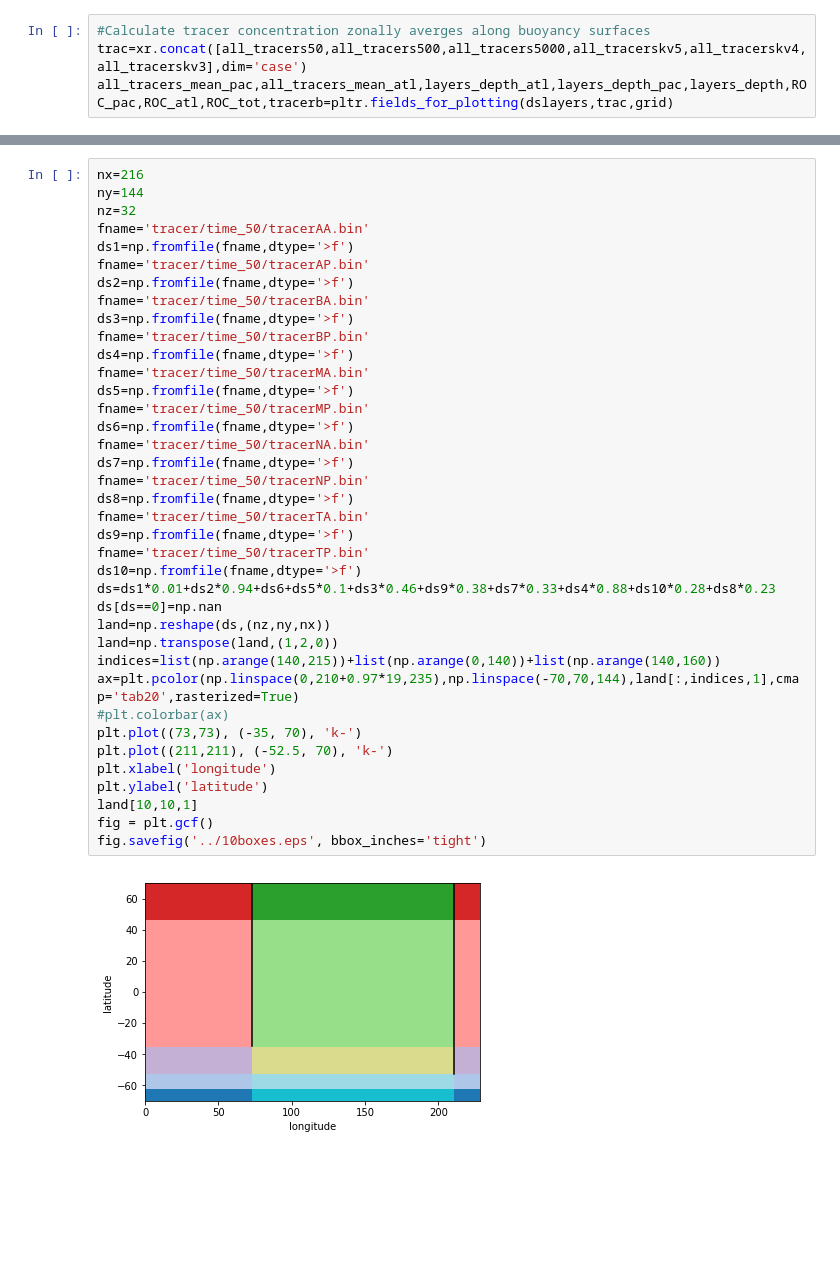
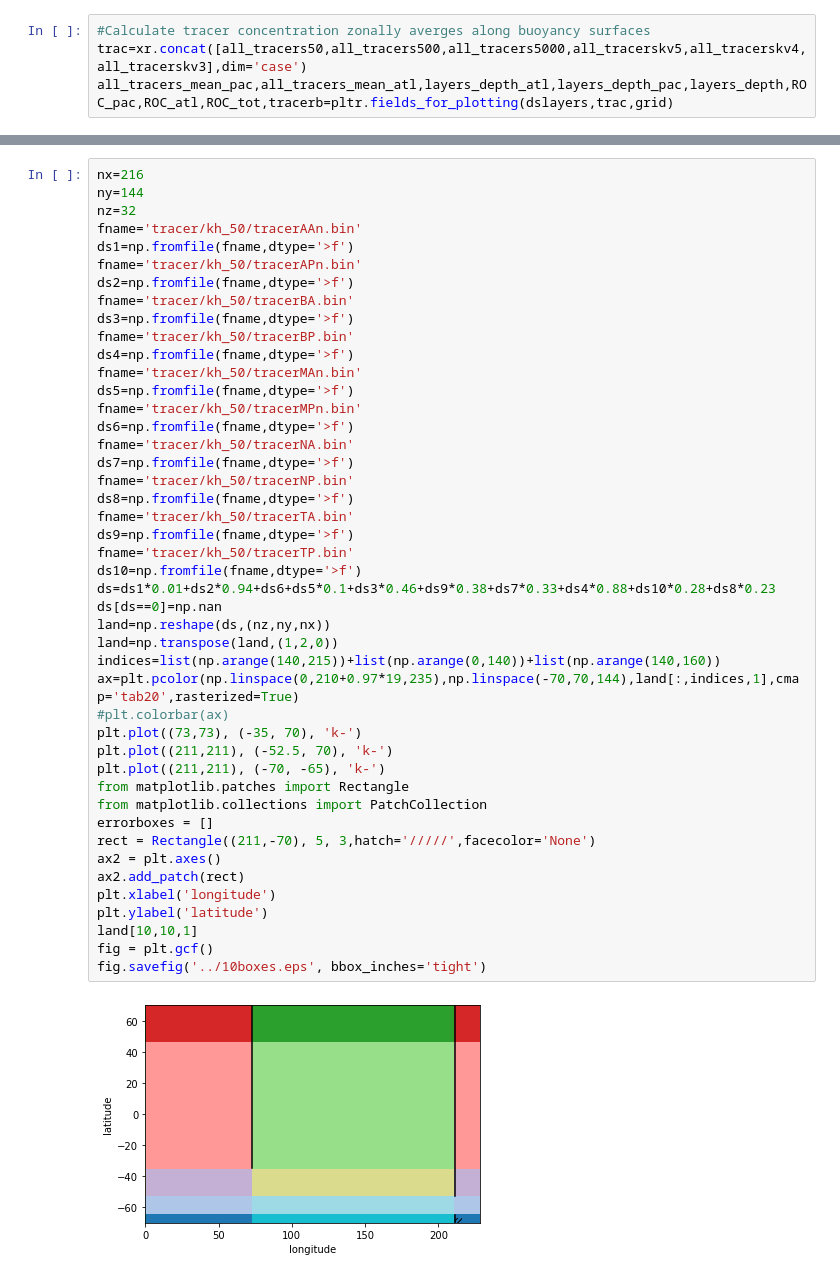
Before and after one commit to cspencerjones/tracers_two_basin, a Jupyter notebook: tracer_figures.ipynb, the cells around one changed output, grey strips where cells are left out. Drawn from its saved outputs; the diff is of its cells as text; blank space fills up the shorter version.

```diff
--- a/tracer_figures.ipynb
+++ b/tracer_figures.ipynb
@@ -175,40 +183,47 @@ fig.savefig('../tracer_figs/Narrow_AABW.eps', bbox_inches='tight')
 # %%
 nx=216
 ny=144
 nz=32
-fname='tracer/time_50/tracerAA.bin'
+fname='tracer/kh_50/tracerAAn.bin'
 ds1=np.fromfile(fname,dtype='>f')
-fname='tracer/time_50/tracerAP.bin'
+fname='tracer/kh_50/tracerAPn.bin'
 ds2=np.fromfile(fname,dtype='>f')
-fname='tracer/time_50/tracerBA.bin'
+fname='tracer/kh_50/tracerBA.bin'
 ds3=np.fromfile(fname,dtype='>f')
-fname='tracer/time_50/tracerBP.bin'
+fname='tracer/kh_50/tracerBP.bin'
 ds4=np.fromfile(fname,dtype='>f')
-fname='tracer/time_50/tracerMA.bin'
+fname='tracer/kh_50/tracerMAn.bin'
 ds5=np.fromfile(fname,dtype='>f')
-fname='tracer/time_50/tracerMP.bin'
+fname='tracer/kh_50/tracerMPn.bin'
 ds6=np.fromfile(fname,dtype='>f')
-fname='tracer/time_50/tracerNA.bin'
+fname='tracer/kh_50/tracerNA.bin'
 ds7=np.fromfile(fname,dtype='>f')
-fname='tracer/time_50/tracerNP.bin'
+fname='tracer/kh_50/tracerNP.bin'
 ds8=np.fromfile(fname,dtype='>f')
-fname='tracer/time_50/tracerTA.bin'
+fname='tracer/kh_50/tracerTA.bin'
 ds9=np.fromfile(fname,dtype='>f')
-fname='tracer/time_50/tracerTP.bin'
+fname='tracer/kh_50/tracerTP.bin'
 ds10=np.fromfile(fname,dtype='>f')
 ds=ds1*0.01+ds2*0.94+ds6+ds5*0.1+ds3*0.46+ds9*0.38+ds7*0.33+ds4*0.88+ds10*0.28+ds8*0.23
 ds[ds==0]=np.nan
 land=np.reshape(ds,(nz,ny,nx))
 land=np.transpose(land,(1,2,0))
 indices=list(np.arange(140,215))+list(np.arange(0,140))+list(np.arange(140,160))
 ax=plt.pcolor(np.linspace(0,210+0.97*19,235),np.linspace(-70,70,144),land[:,indices,1],cmap='tab20',rasterized=True)
 #plt.colorbar(ax)
 plt.plot((73,73), (-35, 70), 'k-')
 plt.plot((211,211), (-52.5, 70), 'k-')
+plt.plot((211,211), (-70, -65), 'k-')
+from matplotlib.patches import Rectangle
+from matplotlib.collections import PatchCollection
+errorboxes = []
+rect = Rectangle((211,-70), 5, 3,hatch='/////',facecolor='None')
+ax2 = plt.axes()
+ax2.add_patch(rect)
 plt.xlabel('longitude')
 plt.ylabel('latitude')
 land[10,10,1]
 fig = plt.gcf()
 fig.savefig('../10boxes.eps', bbox_inches='tight')
 # %% [output]
-[figure, old version]
+[figure, new version]
```
Also changed, not shown: parts of 13 cells of this notebook, 1 other file.
